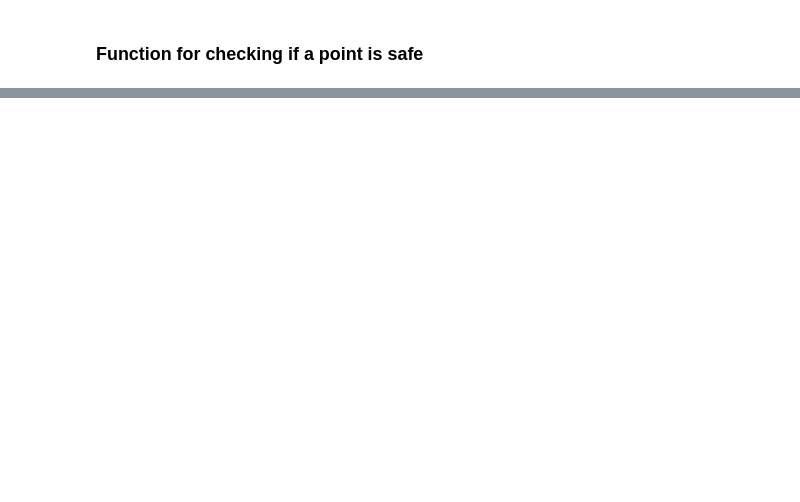
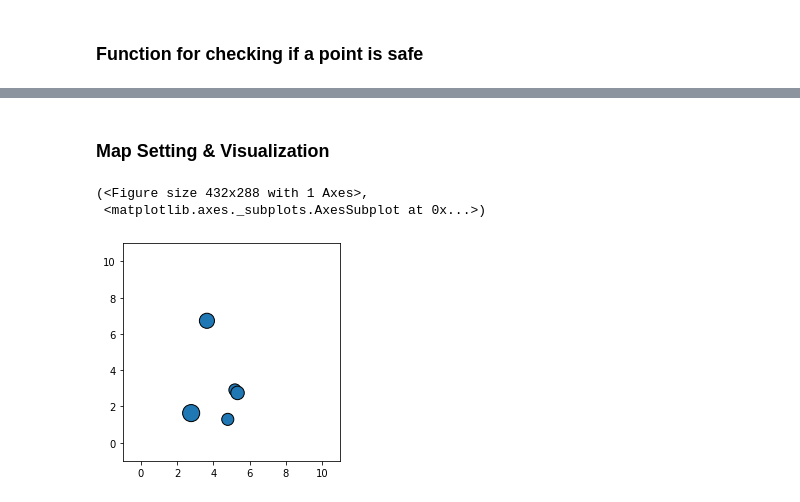
Before and after one commit to JuliaBriden/16.413_Final_Project, a Jupyter notebook: Final_Project.ipynb, the cells around one changed output, grey strips where cells are left out. Saved outputs shown, nothing was run; the diff lists cells and outputs as text; code cells hidden in the pictures; blank space fills up the shorter version.

```diff
--- a/Final_Project.ipynb
+++ b/Final_Project.ipynb
@@ -593,0 +409,27 @@ def generate_optimal_trajectory(x0, params):
+# %% [markdown]
+### Map Setting & Visualization
+# %%
+num_obs = 5
+bounds = np.array([[-1, 10], [-1, 10]])
+delta = 0.9
+init = (0,0)
+goal = (9,9)
+centers, radii, C_list = get_obstacles(num_obs, delta, bounds) # TODO: make sure obstacles are not generated over init & goal
+
+def draw_map(cetners, radii):
+    fig, ax = plt.subplots()
+    for i, center in enumerate(centers):
+        obsArtist = plt.Circle(center, radius=radii[i], edgecolor='Black')
+        ax.add_artist(obsArtist)
+
+    ax.set_ylim([-1, 11])
+    ax.set_xlim([-1, 11])
+    ax.set_aspect('equal')
+
+    return fig, ax
+
+draw_map(centers, radii)
+# %% [output]
+(<Figure size 432x288 with 1 Axes>,
+ <matplotlib.axes._subplots.AxesSubplot at 0x...>)
+[figure, added]
```
Also changed, not shown: parts of 61 cells of this notebook.
